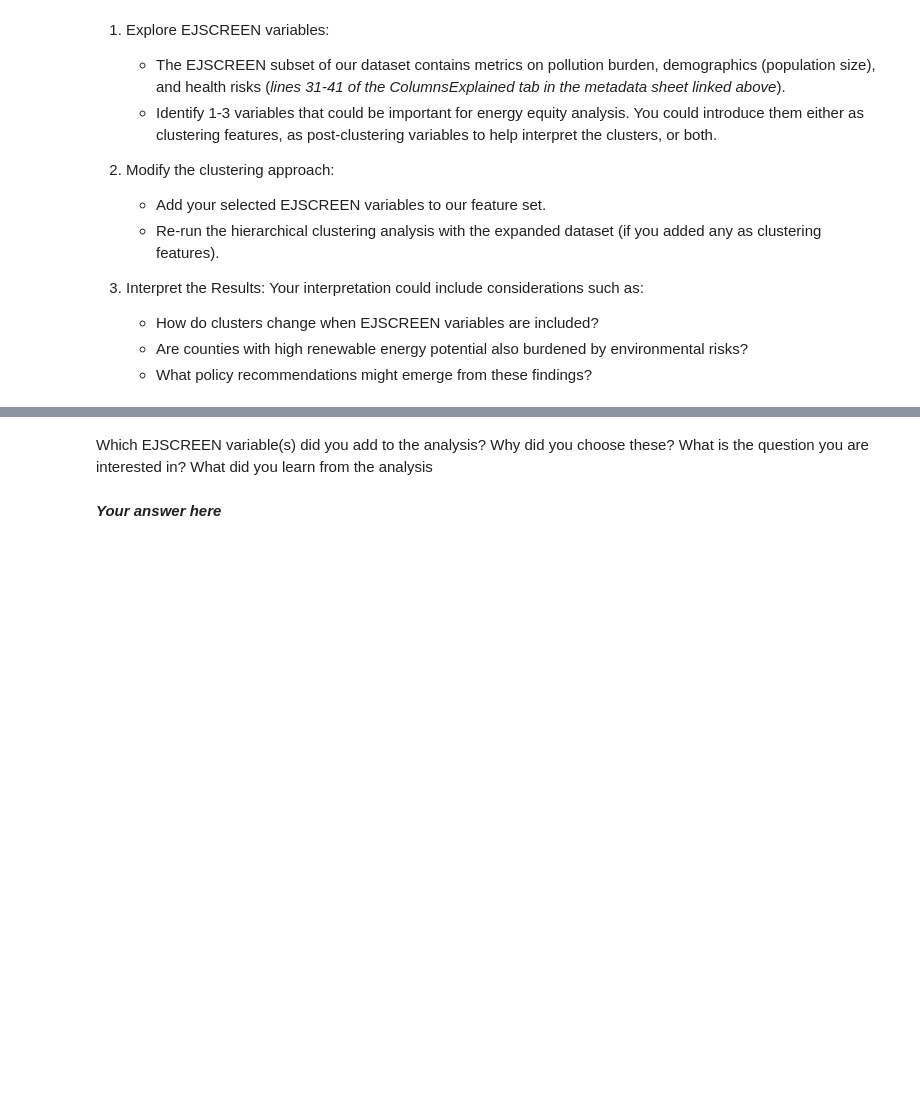
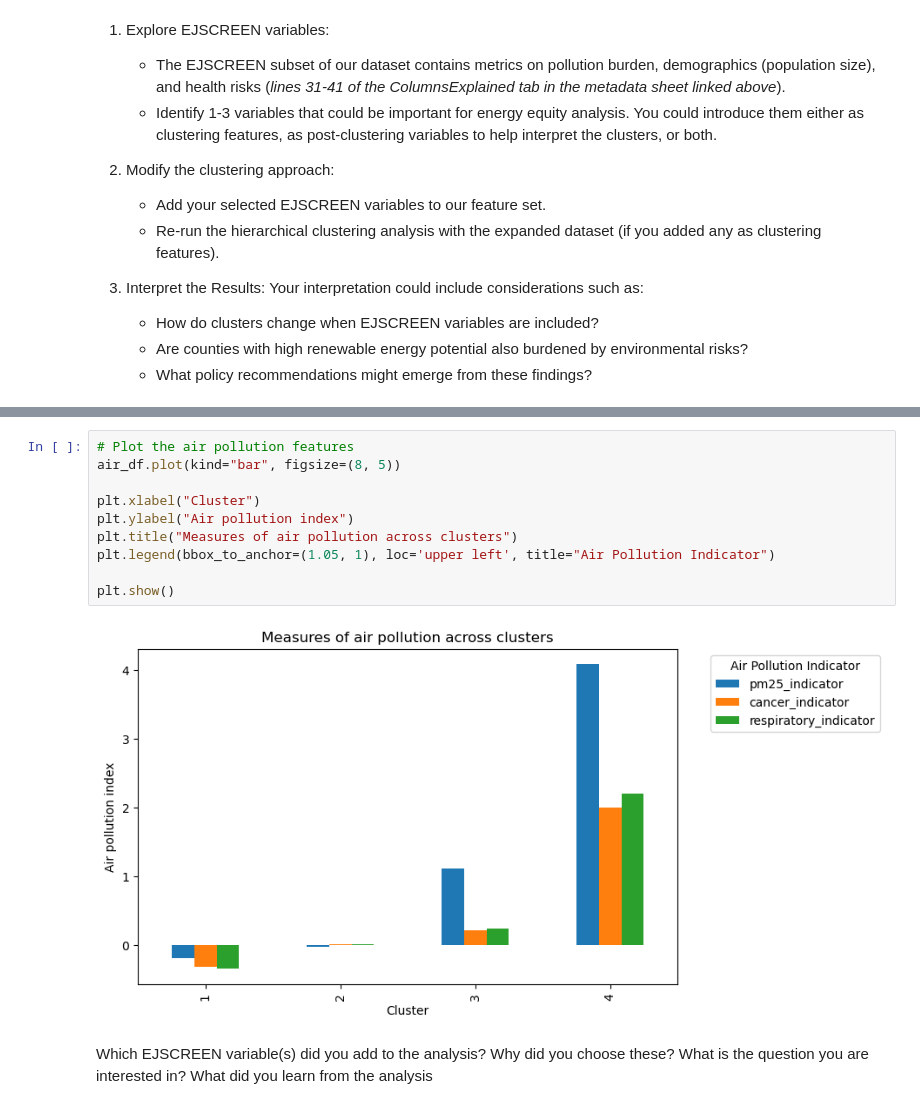
Before and after one commit to haylee360/EDS232-labs, a Jupyter notebook: Week8/lab8-ej-clustering.ipynb, the cells around one changed output, grey strips where cells are left out. Drawn from its saved outputs; the diff is of its cells as text; blank space fills up the shorter version.

```diff
--- a/Week8/lab8-ej-clustering.ipynb
+++ b/Week8/lab8-ej-clustering.ipynb
@@ -236,4 +235,14 @@ plt.show()
+# %%
+# Plot the air pollution features
+air_df.plot(kind="bar", figsize=(8, 5))
+
+plt.xlabel("Cluster")
+plt.ylabel("Air pollution index")
+plt.title("Measures of air pollution across clusters")
+plt.legend(bbox_to_anchor=(1.05, 1), loc='upper left', title="Air Pollution Indicator")
+
+plt.show()
+# %% [output]
+[figure, added]
 # %% [markdown]
 Which EJSCREEN variable(s) did you add to the analysis? Why did you choose these?  What is the question you are interested in? What did you learn from the analysis
-# %% [markdown]
-***Your answer here***
```
Also changed, not shown: parts of 14 cells of this notebook.
